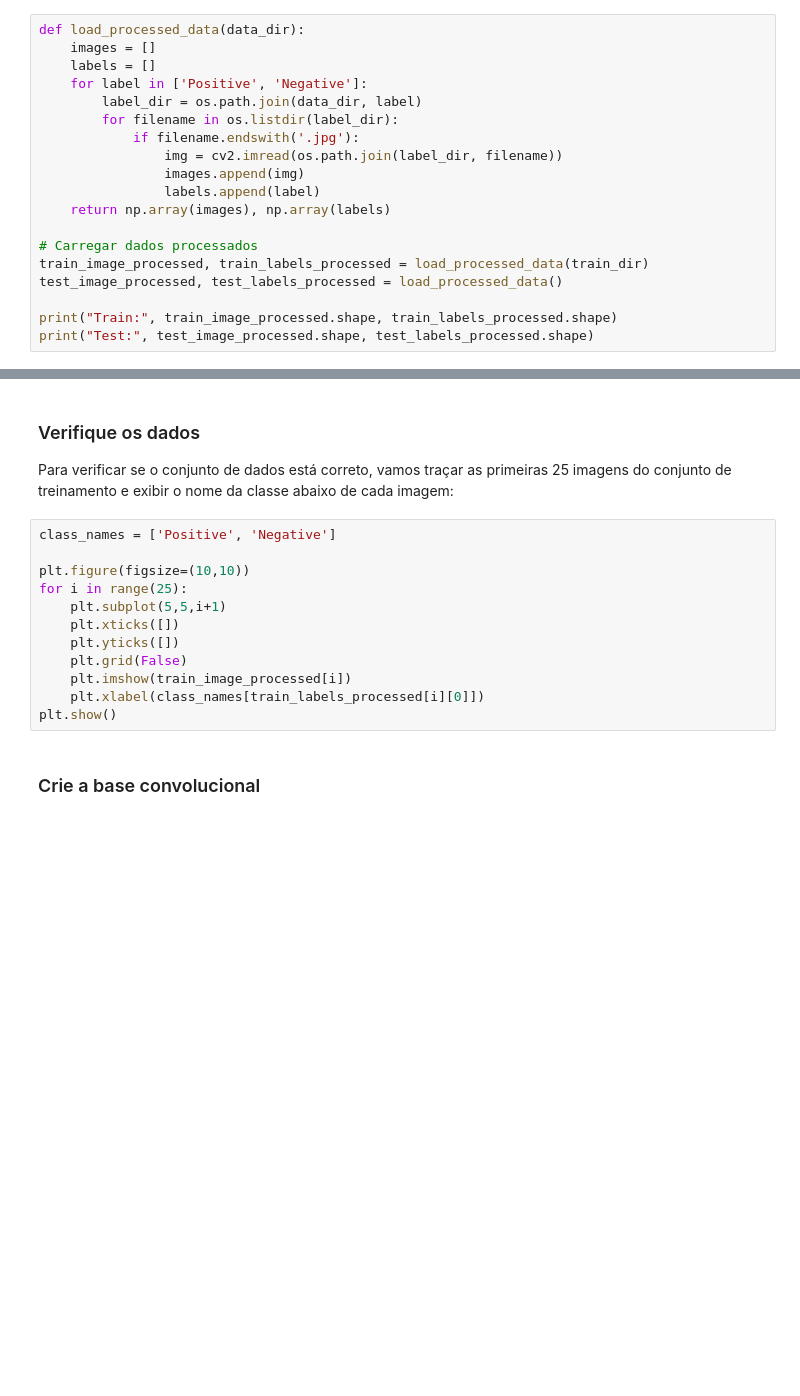
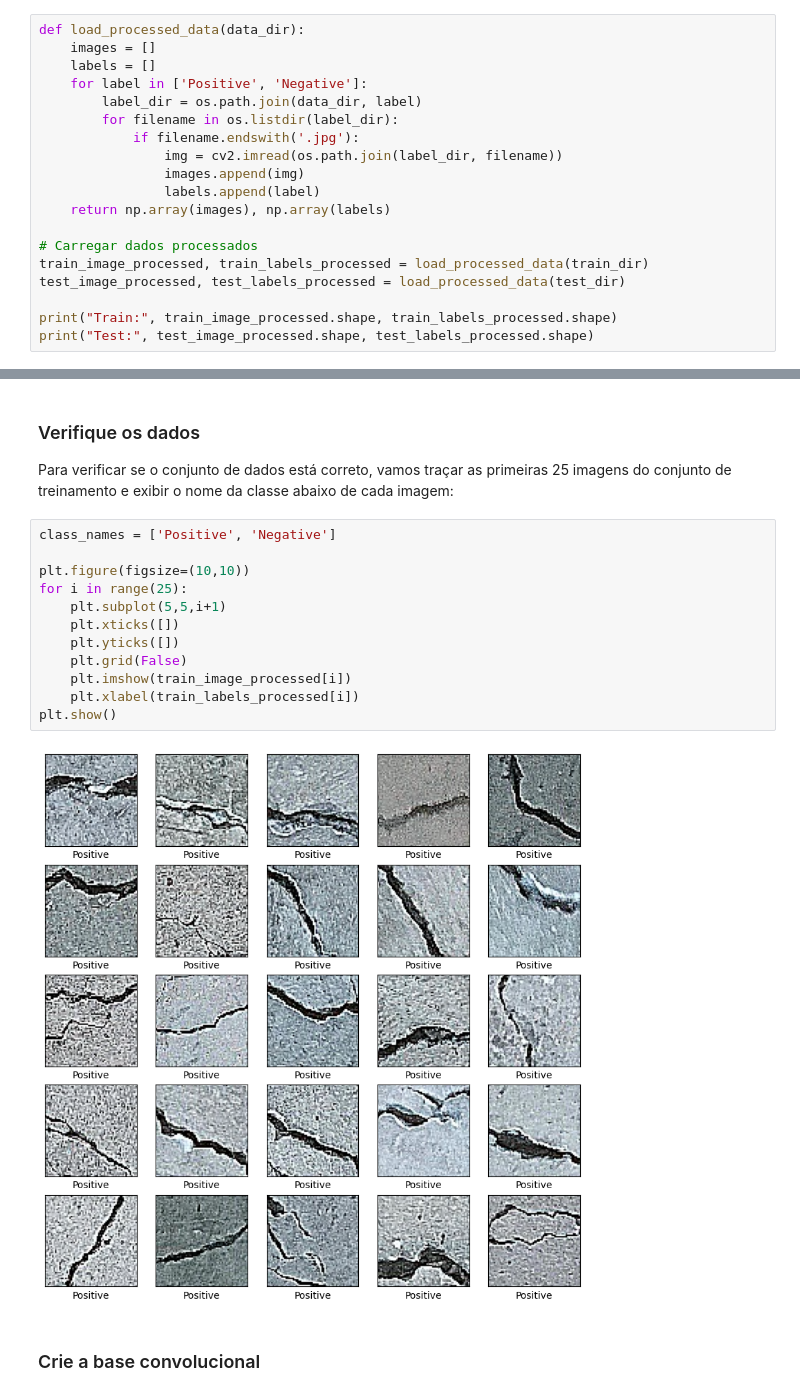
Before and after one commit to TSKsteff/Classificacao_De_Imagens, a Jupyter notebook: CNN_Parte_2.ipynb, the cells around one changed output, grey strips where cells are left out. Drawn from its saved outputs; the diff is of its cells as text; blank space fills up the shorter version.

```diff
--- a/CNN_Parte_2.ipynb
+++ b/CNN_Parte_2.ipynb
@@ -64,7 +64,7 @@ def load_processed_data(data_dir):
 
 # Carregar dados processados
 train_image_processed, train_labels_processed = load_processed_data(train_dir)
-test_image_processed, test_labels_processed = load_processed_data()
+test_image_processed, test_labels_processed = load_processed_data(test_dir)
 
 print("Train:", train_image_processed.shape, train_labels_processed.shape)
 print("Test:", test_image_processed.shape, test_labels_processed.shape)
@@ -92,15 +95,17 @@ Para verificar se o conjunto de dados está correto, vamos traçar as primeiras
 # %%
 class_names = ['Positive', 'Negative']
 
 plt.figure(figsize=(10,10))
 for i in range(25):
     plt.subplot(5,5,i+1)
     plt.xticks([])
     plt.yticks([])
     plt.grid(False)
     plt.imshow(train_image_processed[i])
-    plt.xlabel(class_names[train_labels_processed[i][0]])
+    plt.xlabel(train_labels_processed[i])
 plt.show()
+# %% [output]
+[figure, added]
 # %% [markdown]
 ### Crie a base convolucional
 # %% [markdown]
```
Also changed, not shown: parts of 8 cells of this notebook.
